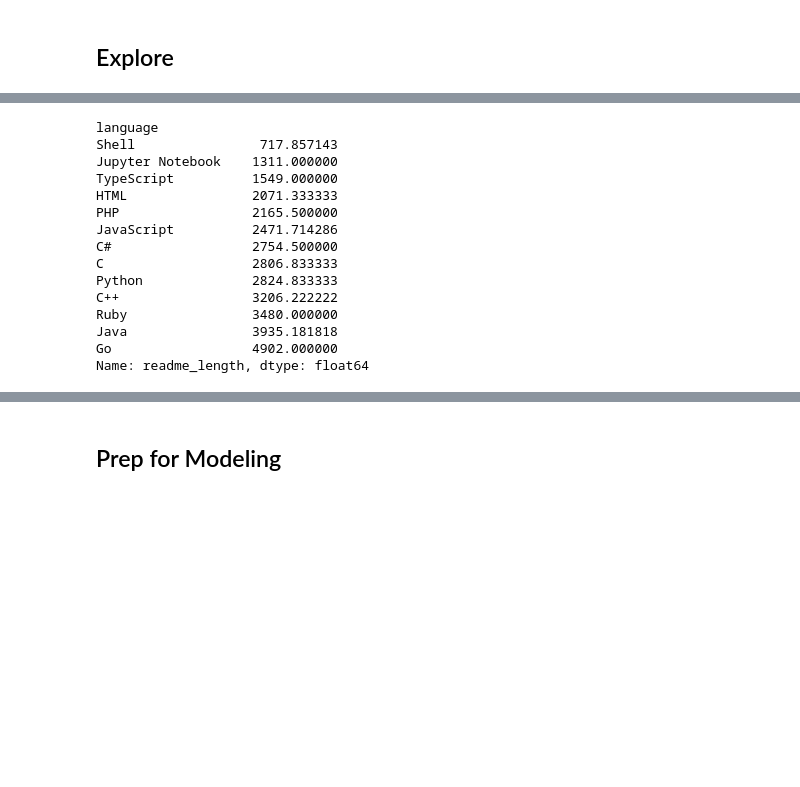
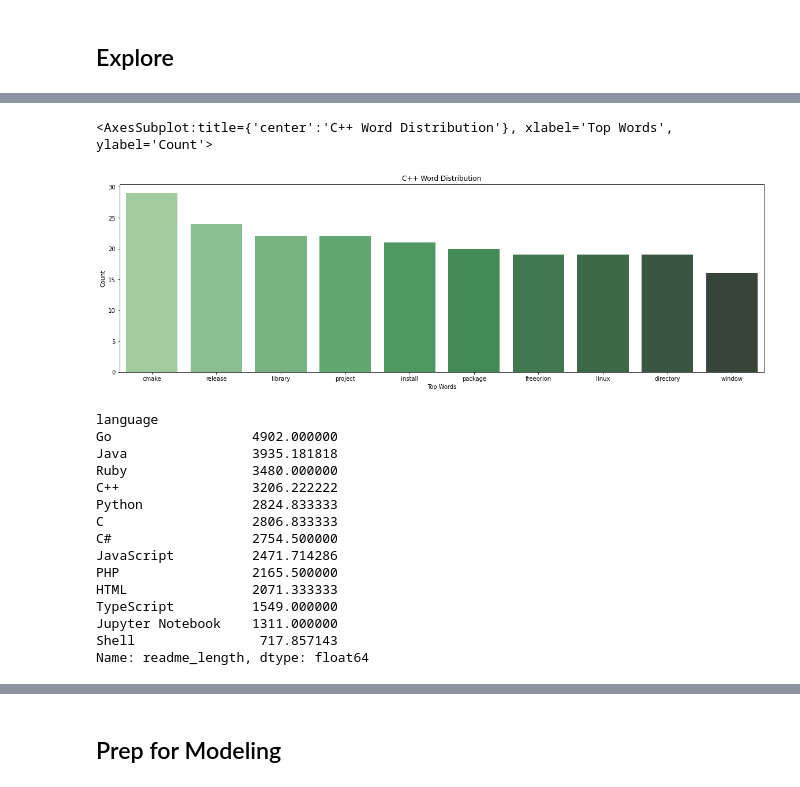
Before and after one commit to Sam-keeler/natural-language-processing, a Jupyter notebook: nlp-project.ipynb, the cells around one changed output, grey strips where cells are left out. Drawn from its saved outputs; the diff is of its cells as text; code cells hidden in the pictures; blank space fills up the shorter version.

```diff
--- a/nlp-project.ipynb
+++ b/nlp-project.ipynb
@@ -162,0 +197,14 @@ dtype: int64
+# %%
+# Showing a distribution of the top words used in readmes where the repo's main language was C++
+
+cpl_word_freq = pd.DataFrame(cplusplus_freq, columns =['Count'])
+cpl_word_freq = cpl_word_freq.reset_index()
+cpl_word_freq = cpl_word_freq.rename(columns = {'index':'Top Words'})
+
+plt.subplots(figsize = (20, 6))
+plt.title('C++ Word Distribution')
+sns.barplot(x="Top Words", y='Count', data=cpl_word_freq.head(10),
+                 palette="Greens_d")
+# %% [output]
+<AxesSubplot:title={'center':'C++ Word Distribution'}, xlabel='Top Words', ylabel='Count'>
+[figure, added]
@@ -163,20 +215,22 @@ dtype: int64
 # %%
-# Viewing the average readme length grouped by coding language
+# Viewing the average readme length grouped by coding language. There is a large amount of variance in the
+# readme lengths
 
-train.groupby('language').readme_length.mean().sort_values()
+language_lengths = train.groupby('language').readme_length.mean().sort_values(ascending = False)
+language_lengths
 # %% [output]
 language
+Go                  4902.000000
+Java                3935.181818
+Ruby                3480.000000
+C++                 3206.222222
+Python              2824.833333
+C                   2806.833333
+C#                  2754.500000
+JavaScript          2471.714286
+PHP                 2165.500000
+HTML                2071.333333
+TypeScript          1549.000000
+Jupyter Notebook    1311.000000
 Shell                717.857143
-Jupyter Notebook    1311.000000
-TypeScript          1549.000000
-HTML                2071.333333
-PHP                 2165.500000
-JavaScript          2471.714286
-C#                  2754.500000
-C                   2806.833333
-Python              2824.833333
-C++                 3206.222222
-Ruby                3480.000000
-Java                3935.181818
-Go                  4902.000000
 Name: readme_length, dtype: float64
```
Also changed, not shown: parts of 34 cells of this notebook, 1 other file.
